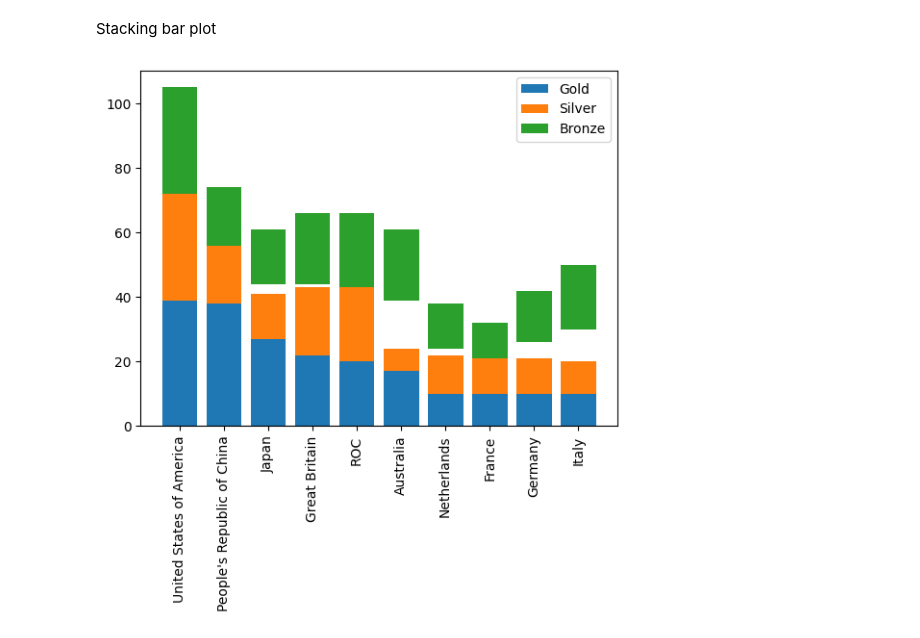
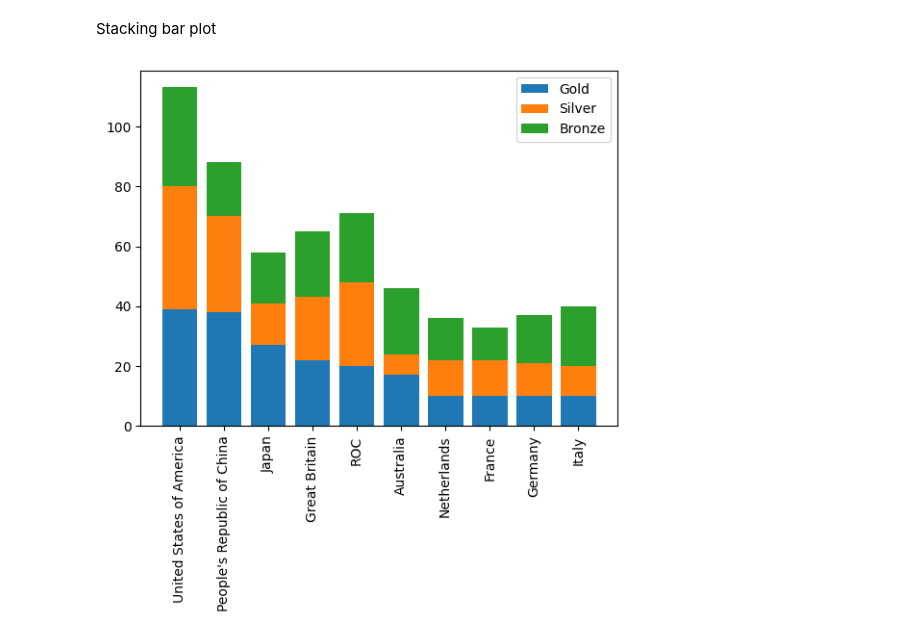
Before and after one commit to HayateSato/DS_Practice, a Jupyter notebook: Matplotlib.ipynb, the cells around one changed output. Cells and saved outputs as stored; diff of their text form; code cells hidden in the pictures.

```diff
--- a/Matplotlib.ipynb
+++ b/Matplotlib.ipynb
@@ -233,21 +233,21 @@ Stacking bar plot
 # %%
 fig, ax  = plt.subplots()
 
 
 
 # Add bars for "Gold" with the label "Gold"
 ax.bar(medals["Team/NOC"], medals["Gold"], label="Gold")
 
 # Stack bars for "Silver" on top with label "Silver"
 ax.bar(medals["Team/NOC"], medals["Silver"], bottom=medals["Gold"], label="Silver")  ### Use bottom=NameofColumn for stacking
 # Stack bars for "Bronze" on top of that with label "Bronze"
-ax.bar(medals["Team/NOC"], medals["Bronze"], bottom=medals["Gold"] + medals["Bronze"], label="Bronze")
+ax.bar(medals["Team/NOC"], medals["Bronze"], bottom=medals["Gold"] + medals["Silver"], label="Bronze")
 
 ax.set_xticklabels(medals["Team/NOC"], rotation=90)
 
 # Display the legend
 ax.legend()
 
 plt.show()
 # %% [output]
-[figure, old version]
+[figure, new version]
```
